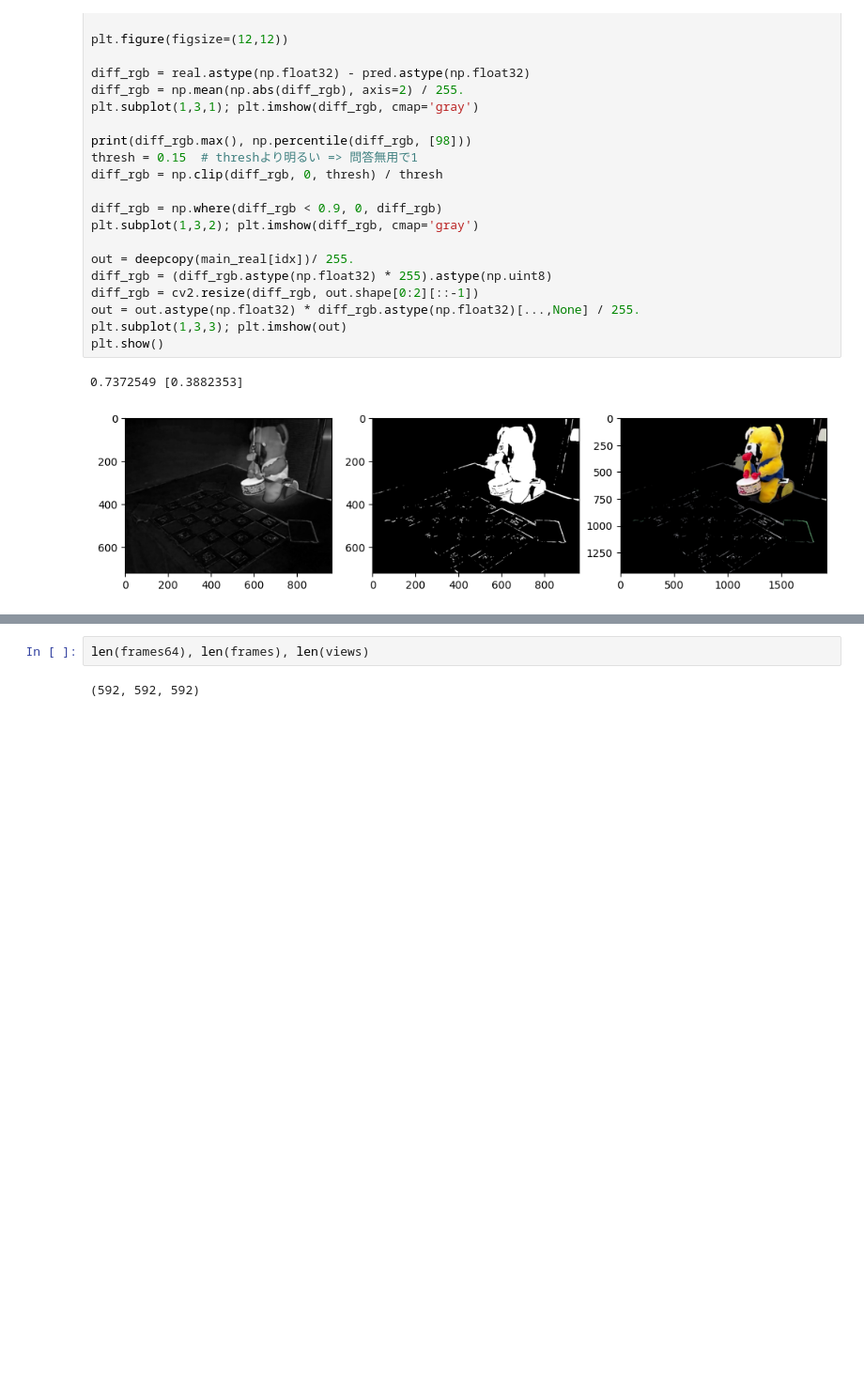
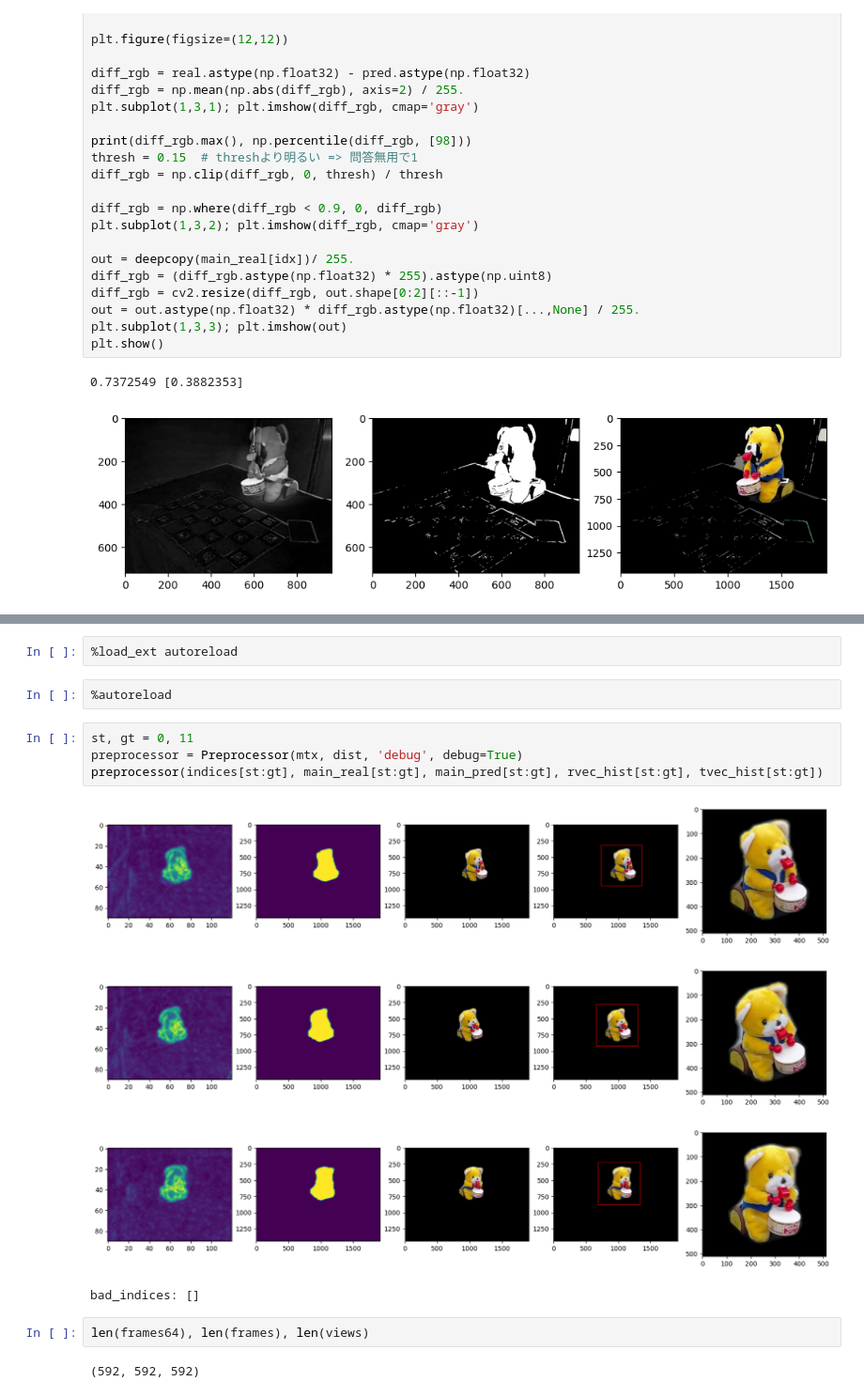
Before and after one commit to naruya/aruco, a Jupyter notebook: 6_remove_back.ipynb, the cells around one changed output, grey strips where cells are left out. Shown at 94% size. Cells and saved outputs as stored; diff of their text form; blank space fills up the shorter version.

```diff
--- a/6_remove_back.ipynb
+++ b/6_remove_back.ipynb
@@ -516,3 +335,16 @@ bad_indices: []
+# %%
+%load_ext autoreload
+# %%
+%autoreload
+# %%
+st, gt = 0, 11
+preprocessor = Preprocessor(mtx, dist, 'debug', debug=True)
+preprocessor(indices[st:gt], main_real[st:gt], main_pred[st:gt], rvec_hist[st:gt], tvec_hist[st:gt])
+# %% [output]
+[figure, added]
+[figure, added]
+[figure, added]
+bad_indices: []
 # %%
 len(frames64), len(frames), len(views)
 # %% [output]
```
Also changed, not shown: parts of 6 cells of this notebook, 6 other files.
